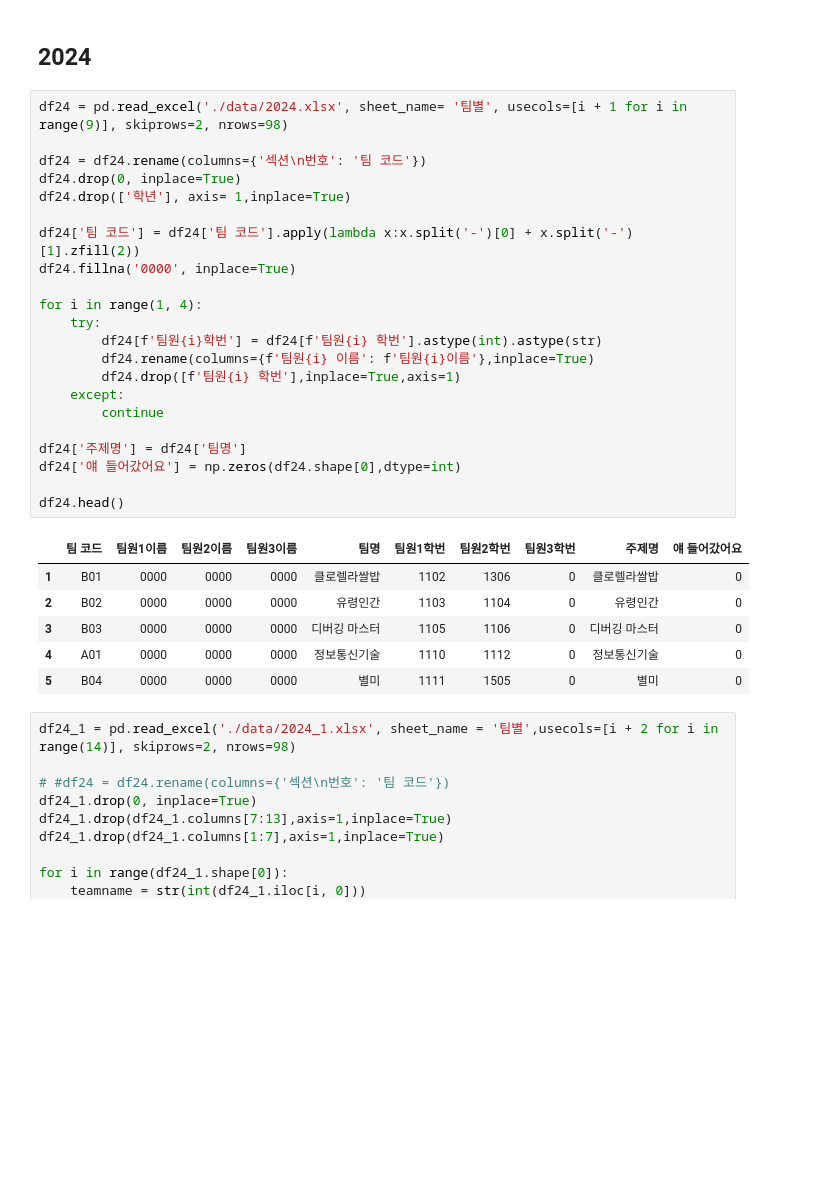
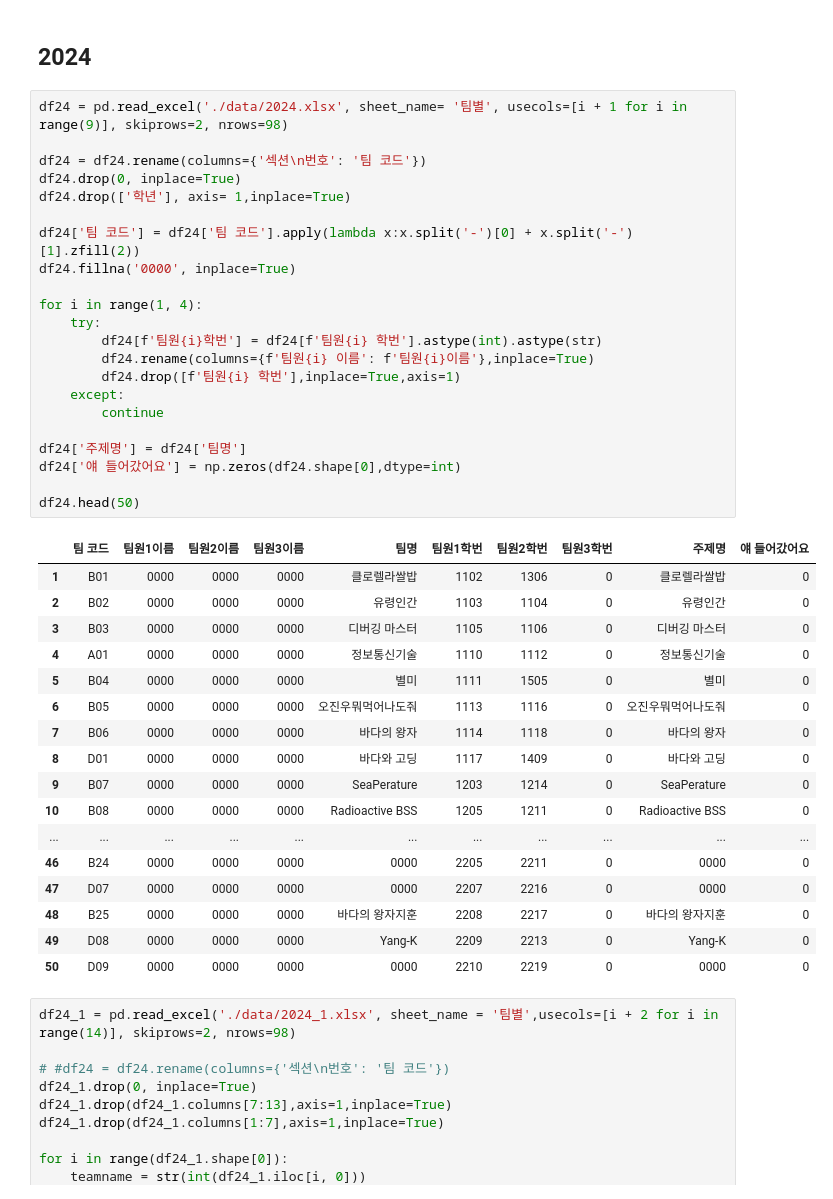
Before and after one commit to hwan809/Ocean-ChatBot, a Jupyter notebook: prepro.ipynb, the cells around one changed output. Cells and saved outputs as stored; diff of their text form; blank space fills up the shorter version.

```diff
--- a/prepro.ipynb
+++ b/prepro.ipynb
@@ -339,32 +339,43 @@ split_documents23
 # %%
 df24 = pd.read_excel('./data/2024.xlsx', sheet_name= '팀별', usecols=[i + 1 for i in range(9)], skiprows=2, nrows=98)
 
 df24 = df24.rename(columns={'섹션\n번호': '팀 코드'})
 df24.drop(0, inplace=True)
 df24.drop(['학년'], axis= 1,inplace=True)
 
 df24['팀 코드'] = df24['팀 코드'].apply(lambda x:x.split('-')[0] + x.split('-')[1].zfill(2))
 df24.fillna('0000', inplace=True)
 
 for i in range(1, 4):
     try:
         df24[f'팀원{i}학번'] = df24[f'팀원{i} 학번'].astype(int).astype(str)
         df24.rename(columns={f'팀원{i} 이름': f'팀원{i}이름'},inplace=True)
         df24.drop([f'팀원{i} 학번'],inplace=True,axis=1)
     except:
         continue
 
 df24['주제명'] = df24['팀명']
 df24['얘 들어갔어요'] = np.zeros(df24.shape[0],dtype=int)
 
-df24.head()
+df24.head(50)
 # %% [output]
 |  | 팀 코드 | 팀원1이름 | 팀원2이름 | 팀원3이름 | 팀명 | 팀원1학번 | 팀원2학번 | 팀원3학번 | 주제명 | 얘 들어갔어요 |
 | 1 | B01 | 0000 | 0000 | 0000 | 클로렐라쌀밥 | 1102 | 1306 | 0 | 클로렐라쌀밥 | 0 |
 | 2 | B02 | 0000 | 0000 | 0000 | 유령인간 | 1103 | 1104 | 0 | 유령인간 | 0 |
 | 3 | B03 | 0000 | 0000 | 0000 | 디버깅 마스터 | 1105 | 1106 | 0 | 디버깅 마스터 | 0 |
 | 4 | A01 | 0000 | 0000 | 0000 | 정보통신기술 | 1110 | 1112 | 0 | 정보통신기술 | 0 |
 | 5 | B04 | 0000 | 0000 | 0000 | 별미 | 1111 | 1505 | 0 | 별미 | 0 |
+| 6 | B05 | 0000 | 0000 | 0000 | 오진우뭐먹어나도줘 | 1113 | 1116 | 0 | 오진우뭐먹어나도줘 | 0 |
+| 7 | B06 | 0000 | 0000 | 0000 | 바다의 왕자 | 1114 | 1118 | 0 | 바다의 왕자 | 0 |
+| 8 | D01 | 0000 | 0000 | 0000 | 바다와 고딩 | 1117 | 1409 | 0 | 바다와 고딩 | 0 |
+| 9 | B07 | 0000 | 0000 | 0000 | SeaPerature | 1203 | 1214 | 0 | SeaPerature | 0 |
+| 10 | B08 | 0000 | 0000 | 0000 | Radioactive BSS | 1205 | 1211 | 0 | Radioactive BSS | 0 |
+| ... | ... | ... | ... | ... | ... | ... | ... | ... | ... | ... |
+| 46 | B24 | 0000 | 0000 | 0000 | 0000 | 2205 | 2211 | 0 | 0000 | 0 |
+| 47 | D07 | 0000 | 0000 | 0000 | 0000 | 2207 | 2216 | 0 | 0000 | 0 |
+| 48 | B25 | 0000 | 0000 | 0000 | 바다의 왕자지훈 | 2208 | 2217 | 0 | 바다의 왕자지훈 | 0 |
+| 49 | D08 | 0000 | 0000 | 0000 | Yang-K | 2209 | 2213 | 0 | Yang-K | 0 |
+| 50 | D09 | 0000 | 0000 | 0000 | 0000 | 2210 | 2219 | 0 | 0000 | 0 |
 # %%
 df24_1 = pd.read_excel('./data/2024_1.xlsx', sheet_name = '팀별',usecols=[i + 2 for i in range(14)], skiprows=2, nrows=98)
 
```
Also changed, not shown: parts of 3 cells of this notebook, 5 other files.
